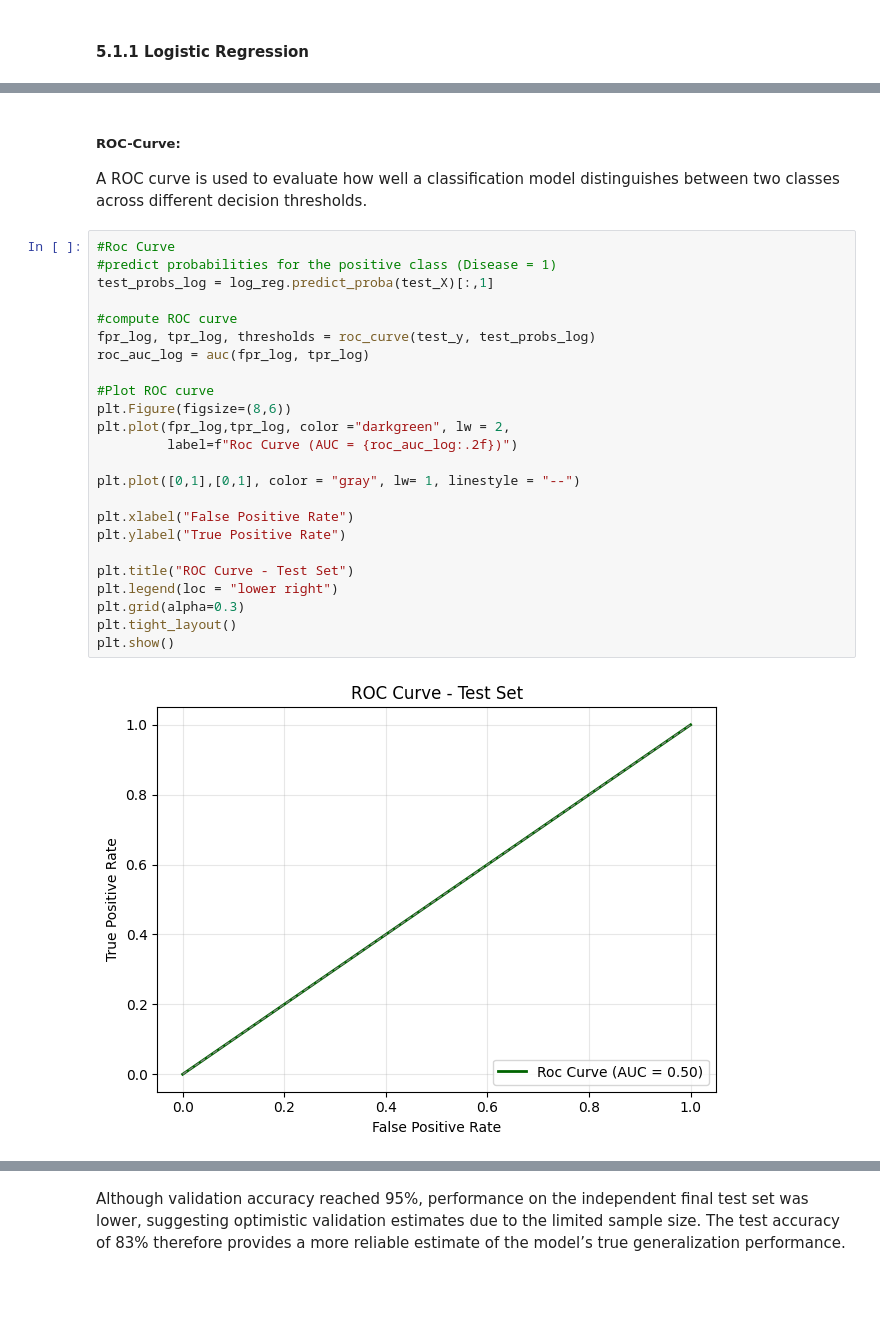
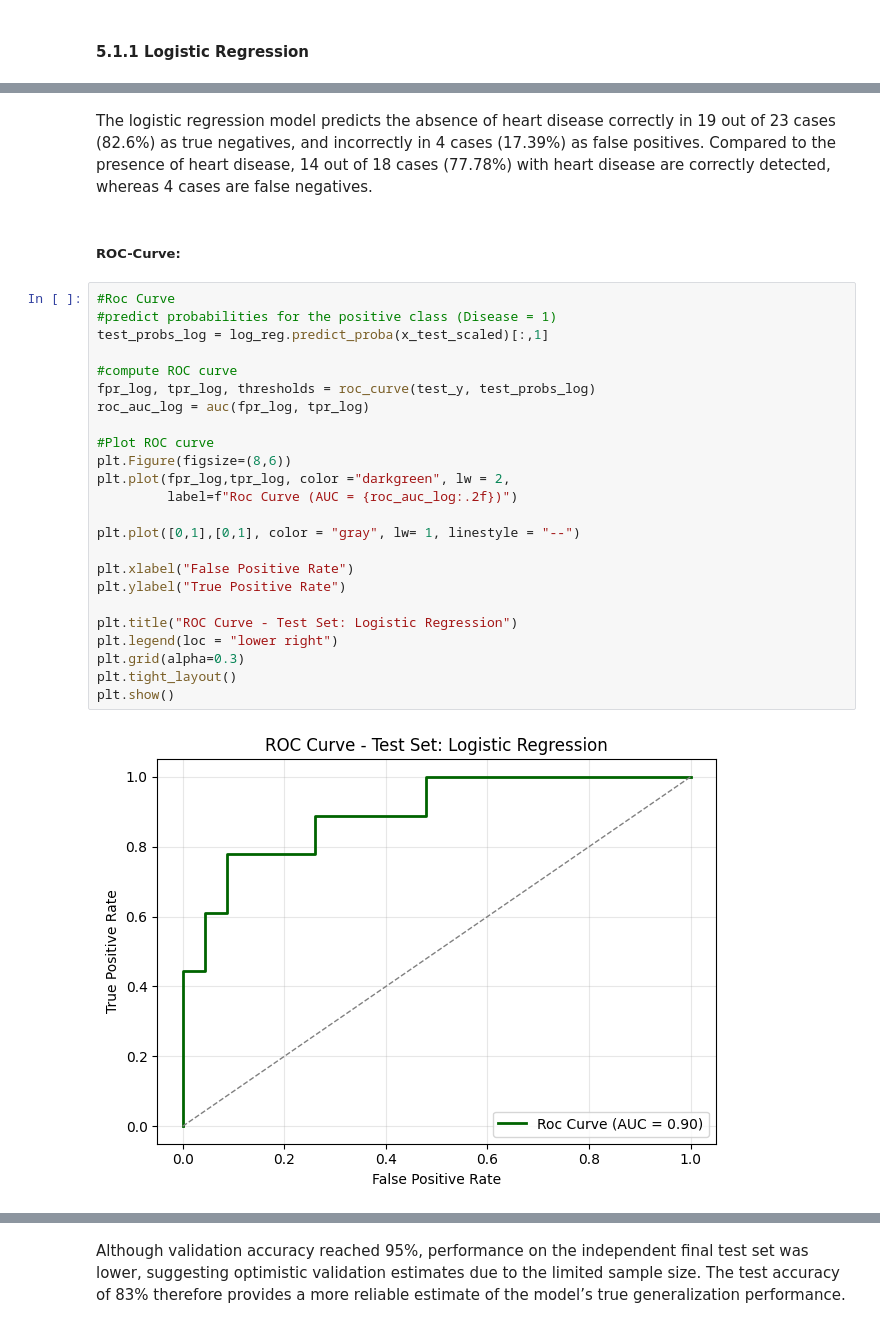
Before and after one commit to micheleishere/CO2, a Jupyter notebook: Project_CO2_main.ipynb, the cells around one changed output, grey strips where cells are left out. Saved outputs shown, nothing was run; the diff lists cells and outputs as text; blank space fills up the shorter version.

```diff
--- a/Project_CO2_main.ipynb
+++ b/Project_CO2_main.ipynb
@@ -1153,30 +1169,31 @@ The confusion matrix confirms the previous results and shows that the model does
-# %% [markdown]
-##### ROC-Curve:
-A ROC curve is used to evaluate how well a classification model distinguishes between two classes across different decision thresholds.
+# %% [markdown]
+The logistic regression model predicts the absence of heart disease correctly in 19 out of 23 cases (82.6%) as true negatives, and incorrectly in 4 cases (17.39%) as false positives. Compared to the presence of heart disease, 14 out of 18 cases (77.78%) with heart disease are correctly detected, whereas 4 cases are false negatives.
+# %% [markdown]
+##### ROC-Curve:
 # %%
 #Roc Curve
 #predict probabilities for the positive class (Disease = 1)
-test_probs_log = log_reg.predict_proba(test_X)[:,1]
+test_probs_log = log_reg.predict_proba(x_test_scaled)[:,1]
 
 #compute ROC curve
 fpr_log, tpr_log, thresholds = roc_curve(test_y, test_probs_log)
 roc_auc_log = auc(fpr_log, tpr_log)
 
 #Plot ROC curve
 plt.Figure(figsize=(8,6))
 plt.plot(fpr_log,tpr_log, color ="darkgreen", lw = 2,
          label=f"Roc Curve (AUC = {roc_auc_log:.2f})")
 
 plt.plot([0,1],[0,1], color = "gray", lw= 1, linestyle = "--")
 
 plt.xlabel("False Positive Rate")
 plt.ylabel("True Positive Rate")
 
-plt.title("ROC Curve - Test Set")
+plt.title("ROC Curve - Test Set: Logistic Regression")
 plt.legend(loc = "lower right")
 plt.grid(alpha=0.3)
 plt.tight_layout()
 plt.show()
 # %% [output]
-[figure, old version]
+[figure, new version]
 # %% [markdown]
```
Also changed, not shown: parts of 40 cells of this notebook, 3 other files.
